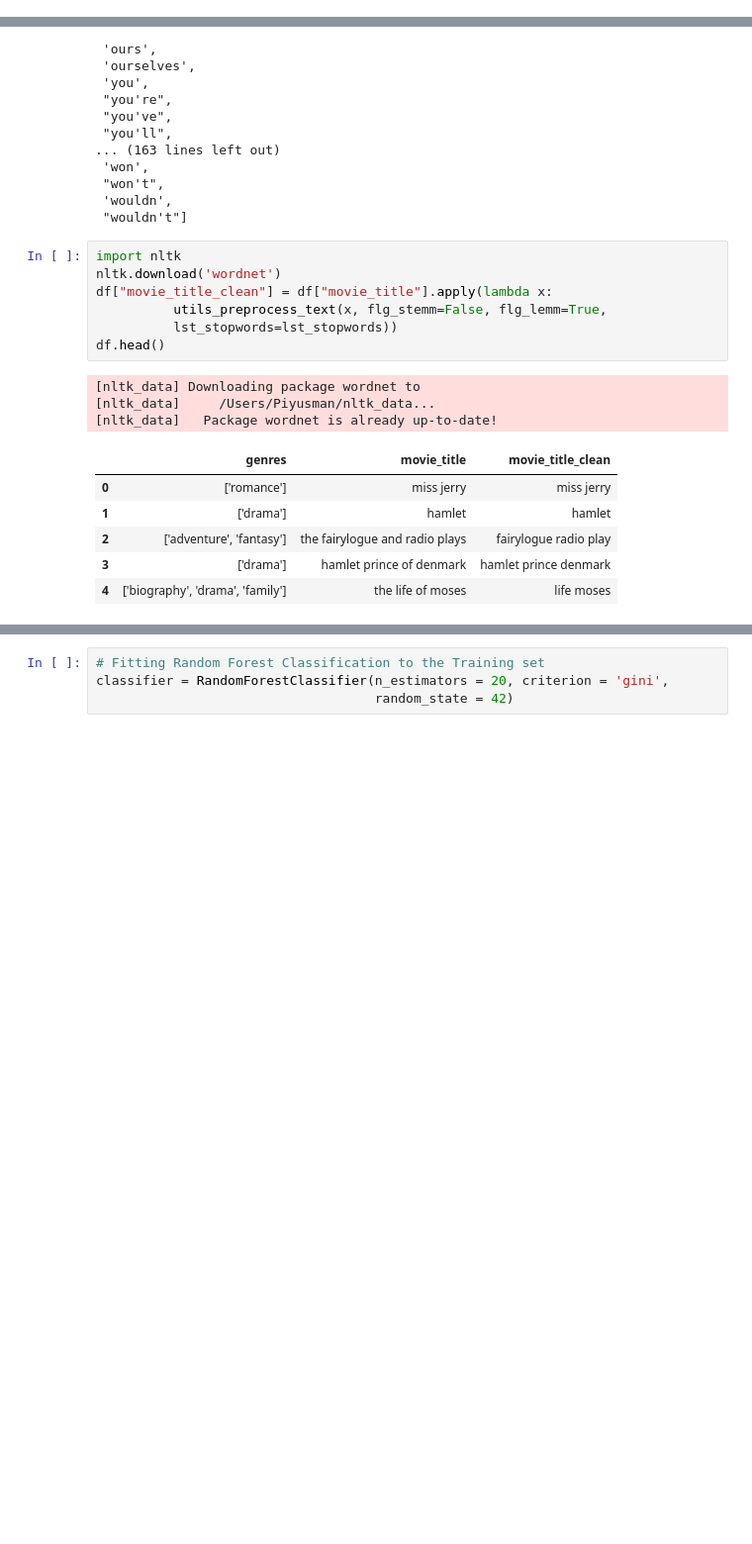
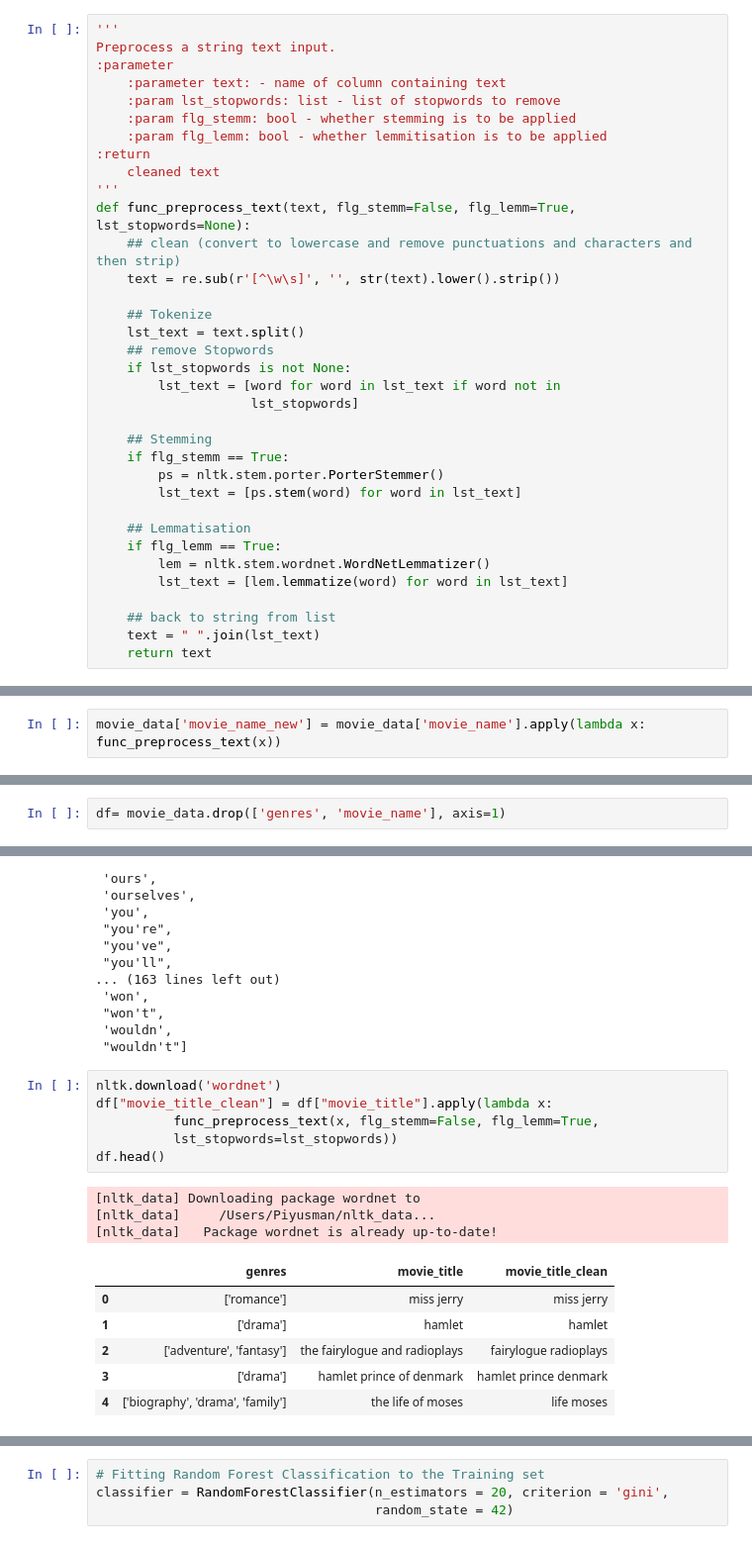
Before and after one commit to priyanshi9692/CMPE256-Project, a Jupyter notebook: Random_Forest.ipynb, the cells around one changed output, grey strips where cells are left out. Shown: that part at 99% size. Saved outputs shown, nothing was run; the diff lists cells and outputs as text; blank space fills up the shorter version.

```diff
--- a/Random_Forest.ipynb
+++ b/Random_Forest.ipynb
@@ -114,0 +156,35 @@ df.head()
+# %%
+'''
+Preprocess a string text input.
+:parameter
+    :parameter text: - name of column containing text
+    :param lst_stopwords: list - list of stopwords to remove
+    :param flg_stemm: bool - whether stemming is to be applied
+    :param flg_lemm: bool - whether lemmitisation is to be applied
+:return
+    cleaned text
+'''
+def func_preprocess_text(text, flg_stemm=False, flg_lemm=True, lst_stopwords=None):
+    ## clean (convert to lowercase and remove punctuations and characters and then strip)
+    text = re.sub(r'[^\w\s]', '', str(text).lower().strip())
+
+    ## Tokenize
+    lst_text = text.split()
+    ## remove Stopwords
+    if lst_stopwords is not None:
+        lst_text = [word for word in lst_text if word not in
+                    lst_stopwords]
+
+    ## Stemming
+    if flg_stemm == True:
+        ps = nltk.stem.porter.PorterStemmer()
+        lst_text = [ps.stem(word) for word in lst_text]
+
+    ## Lemmatisation
+    if flg_lemm == True:
+        lem = nltk.stem.wordnet.WordNetLemmatizer()
+        lst_text = [lem.lemmatize(word) for word in lst_text]
+
+    ## back to string from list
+    text = " ".join(lst_text)
+    return text
@@ -114,0 +193,2 @@ df.head()
+# %%
+movie_data['movie_name_new'] = movie_data['movie_name'].apply(lambda x: func_preprocess_text(x))
@@ -114,0 +206,2 @@ df.head()
+# %%
+df= movie_data.drop(['genres', 'movie_name'], axis=1)
@@ -179,19 +250,18 @@ lst_stopwords
  'wouldn',
  "wouldn't"]
 # %%
-import nltk
 nltk.download('wordnet')
 df["movie_title_clean"] = df["movie_title"].apply(lambda x:
-          utils_preprocess_text(x, flg_stemm=False, flg_lemm=True,
+          func_preprocess_text(x, flg_stemm=False, flg_lemm=True,
           lst_stopwords=lst_stopwords))
 df.head()
 # %% [output]
 [nltk_data] Downloading package wordnet to
 [nltk_data]     /Users/Piyusman/nltk_data...
 [nltk_data]   Package wordnet is already up-to-date!
 |  | genres | movie_title | movie_title_clean |
 | 0 | ['romance'] | miss jerry | miss jerry |
 | 1 | ['drama'] | hamlet | hamlet |
-| 2 | ['adventure', 'fantasy'] | the fairylogue and radio plays | fairylogue radio play |
+| 2 | ['adventure', 'fantasy'] | the fairylogue and radioplays | fairylogue radioplays |
 | 3 | ['drama'] | hamlet prince of denmark | hamlet prince denmark |
 | 4 | ['biography', 'drama', 'family'] | the life of moses | life moses |
```
Also changed, not shown: parts of 105 cells of this notebook.
